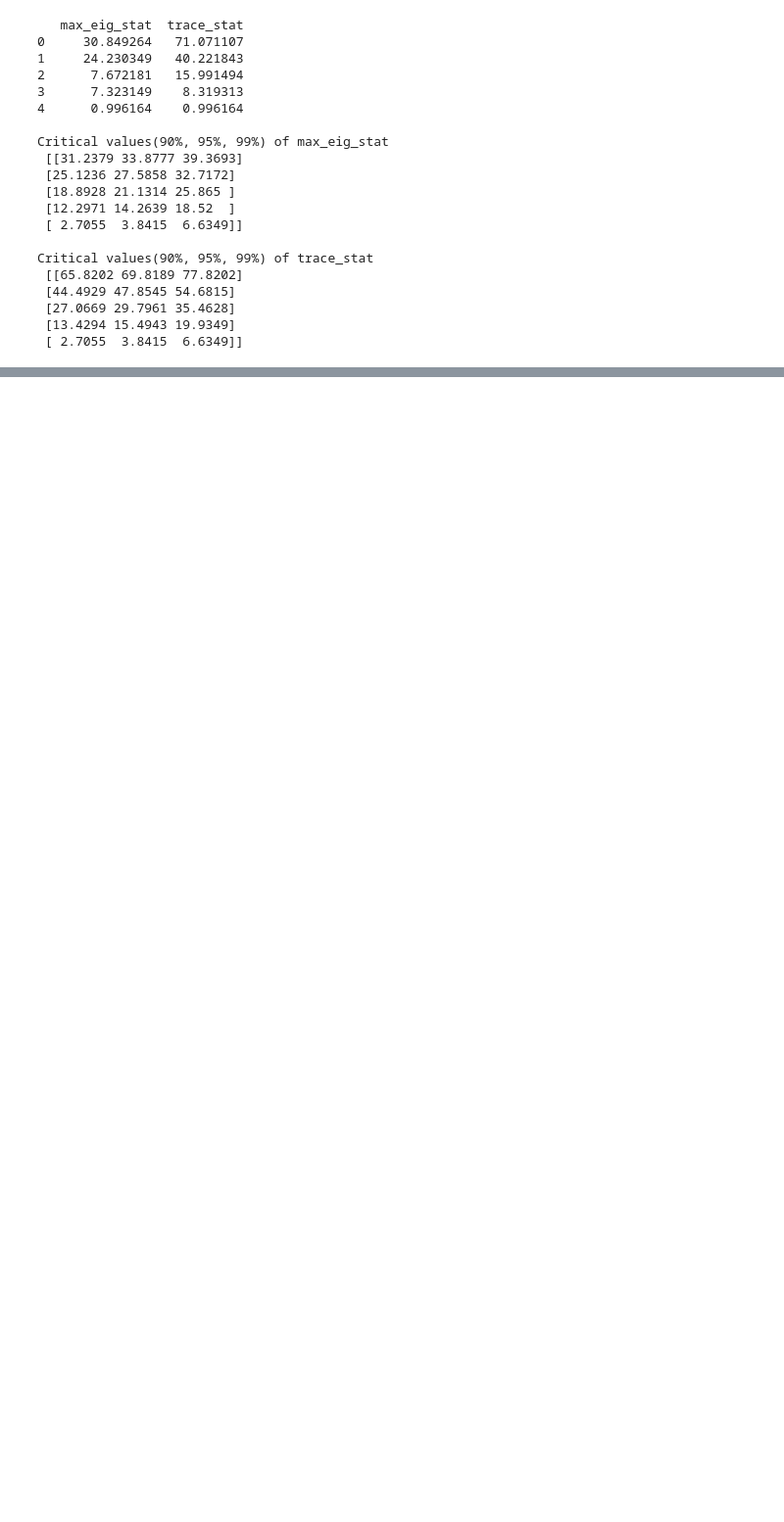
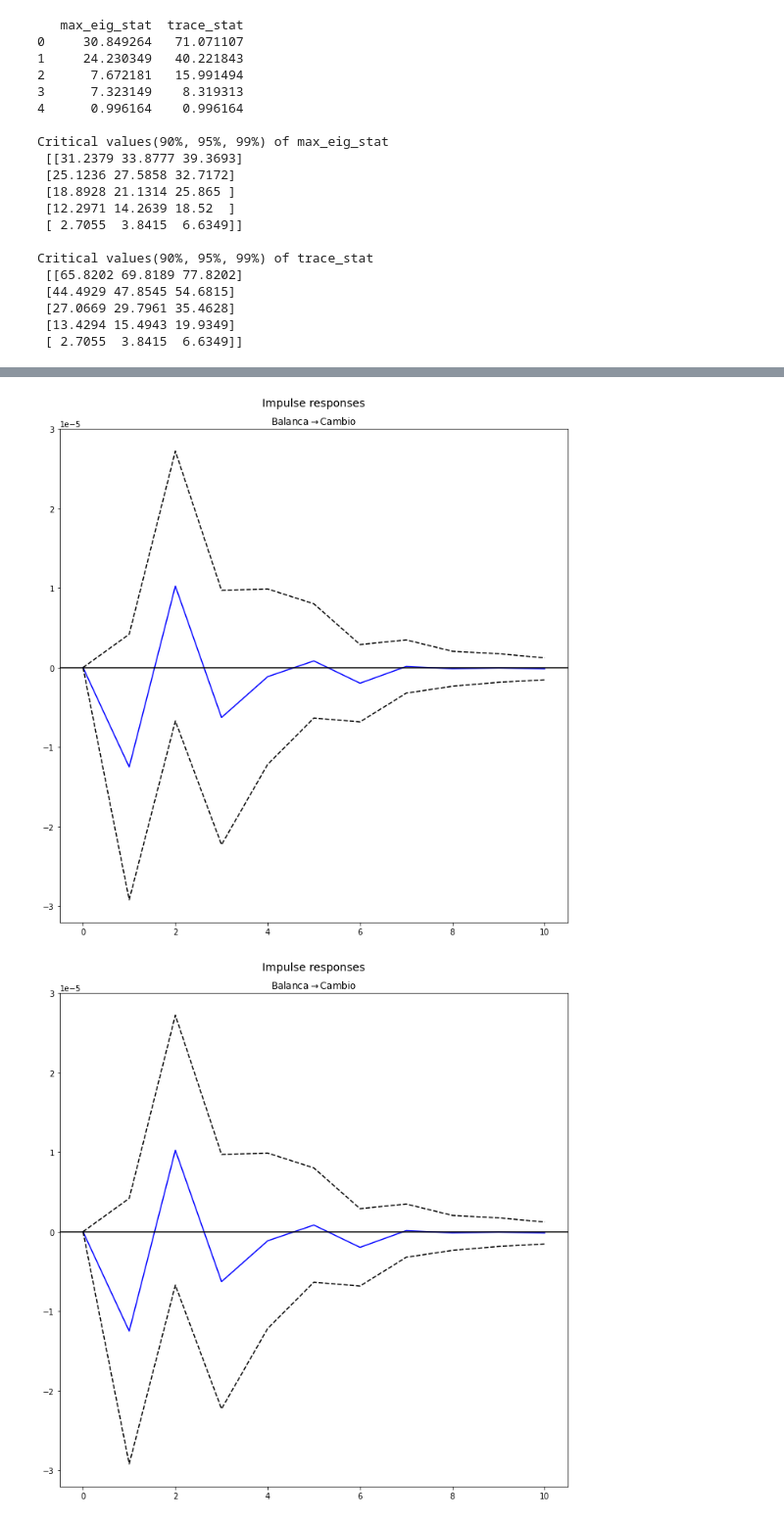
Before and after one commit to vasconceloslz/dados, a Jupyter notebook: Séries.ipynb, the cells around one changed output, grey strips where cells are left out. Shown at 98% size. Saved outputs shown, nothing was run; the diff lists cells and outputs as text; code cells hidden in the pictures; blank space fills up the shorter version.

```diff
--- a/Séries.ipynb
+++ b/Séries.ipynb
@@ -1247,0 +1540,9 @@ Ibov   ::  1.0       > 3.8415    =>   False
+# %%
+from statsmodels.tsa.vector_ar.irf import IRAnalysis
+
+
+irf = IRAnalysis(results)
+irf.plot(impulse=df_differenced.columns[1], response=df_differenced.columns[2], signif=0.05)
+# %% [output]
+[figure, added]
+[figure, added]
```
Also changed, not shown: parts of 66 cells of this notebook.
